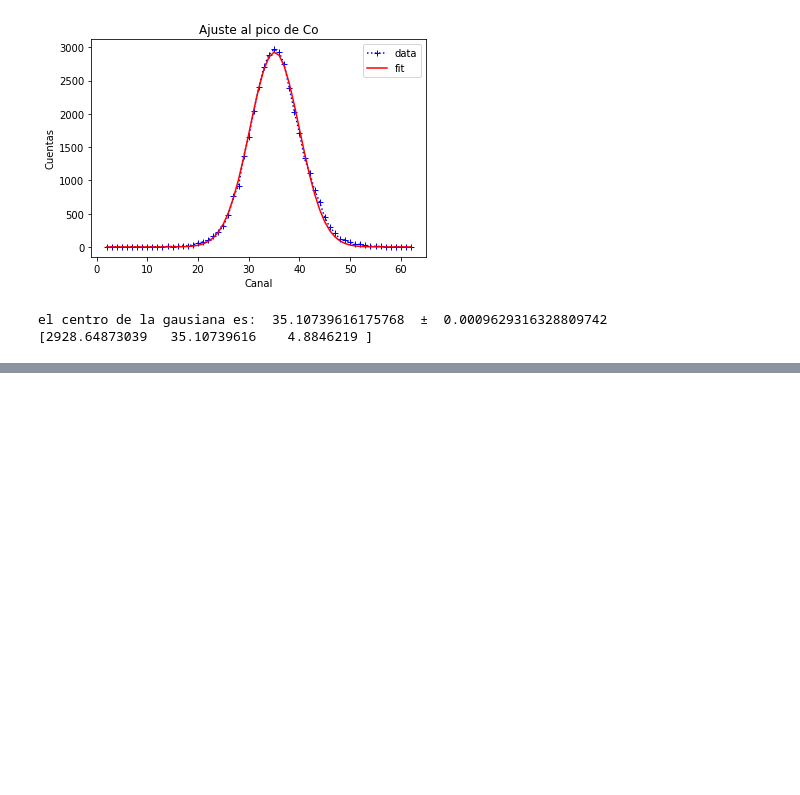
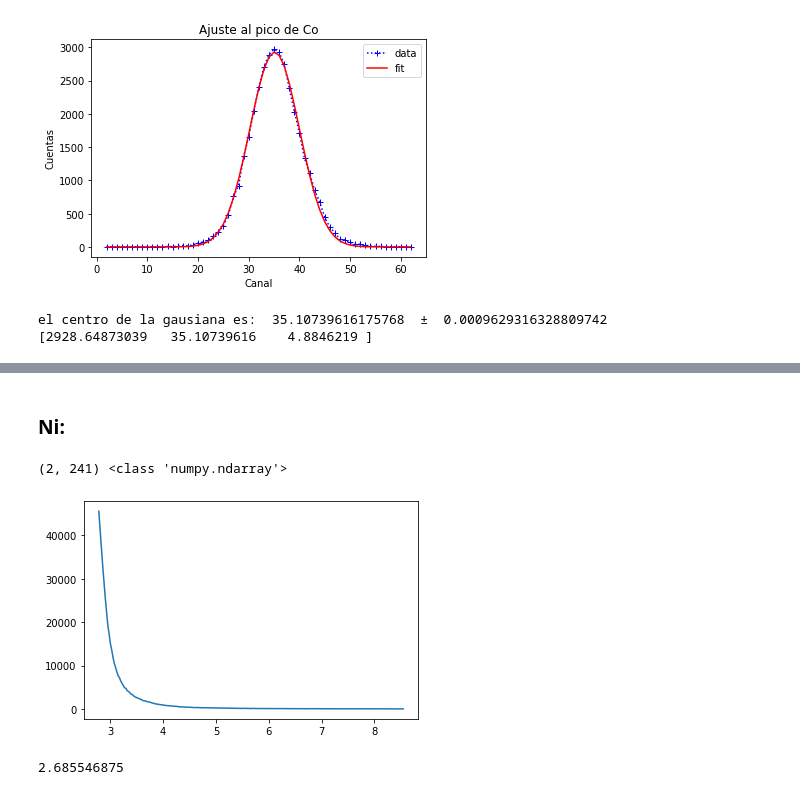
Before and after one commit to monticellifernando/EC2, a Jupyter notebook: 2020/GA/PALS.ipynb, the cells around one changed output, grey strips where cells are left out. Saved outputs shown, nothing was run; the diff lists cells and outputs as text; code cells hidden in the pictures; blank space fills up the shorter version.

```diff
--- a/2020/GA/PALS.ipynb
+++ b/2020/GA/PALS.ipynb
@@ -181,0 +74,25 @@ SyntaxError: invalid character in identifier (<ipython-input-14-75c0f0038acc>, l
+# %% [markdown]
+### **Ni:**
+# %%
+file=open("Ni.txt","r")          #recortamos a partir de la exponencial_ canal_115
+
+
+Ni= open("Nii.txt","w+")             #creamos un archivo para escribir (w+) los datos con "."
+for a in file:                          #type(a)=string
+    b=a.replace(',', '.')               #hacemos que a los string con "," los reemplace por "."
+    Ni.write(b)                      #le decimos que escriba los strings b en en el nuevo archivo
+Ni.close()
+data=np.loadtxt('Nii.txt',unpack=True)     #hacemos que nos lea los datos con "." como un vector
+print(data.shape,type(data))
+x=data.transpose()                         #como data es vector de 2 filas y 256 columnas lo trasponemos
+Ni=pd.DataFrame(x)                       #lo convertimos en un dataframe
+
+plt.plot(Ni.iloc[4:,0]*0.0244140625,Ni.iloc[4:,1])
+plt.show()
+# %% [output]
+(2, 241) <class 'numpy.ndarray'>
+[figure, added]
+# %%
+110*0.0244140625
+# %% [output]
+2.685546875
```
Also changed, not shown: parts of 30 cells of this notebook.
